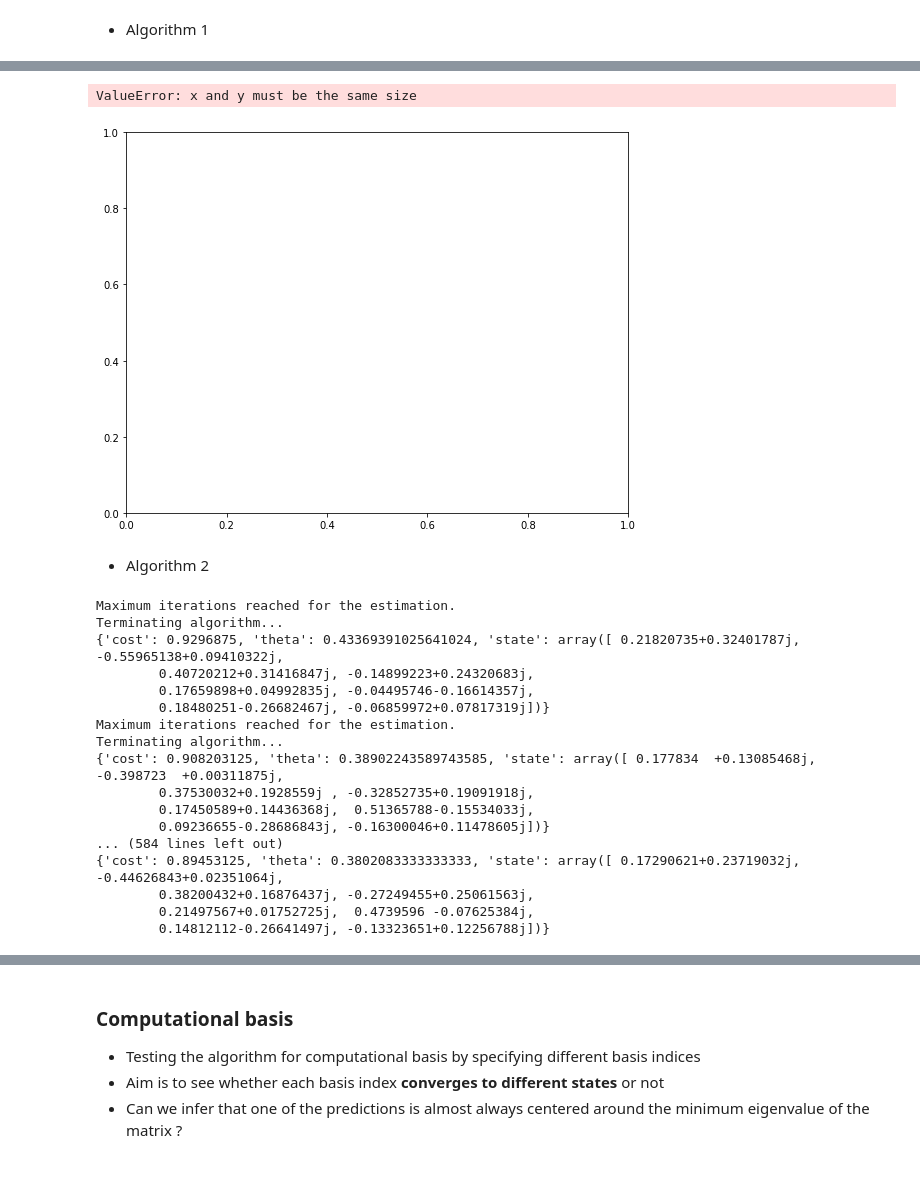
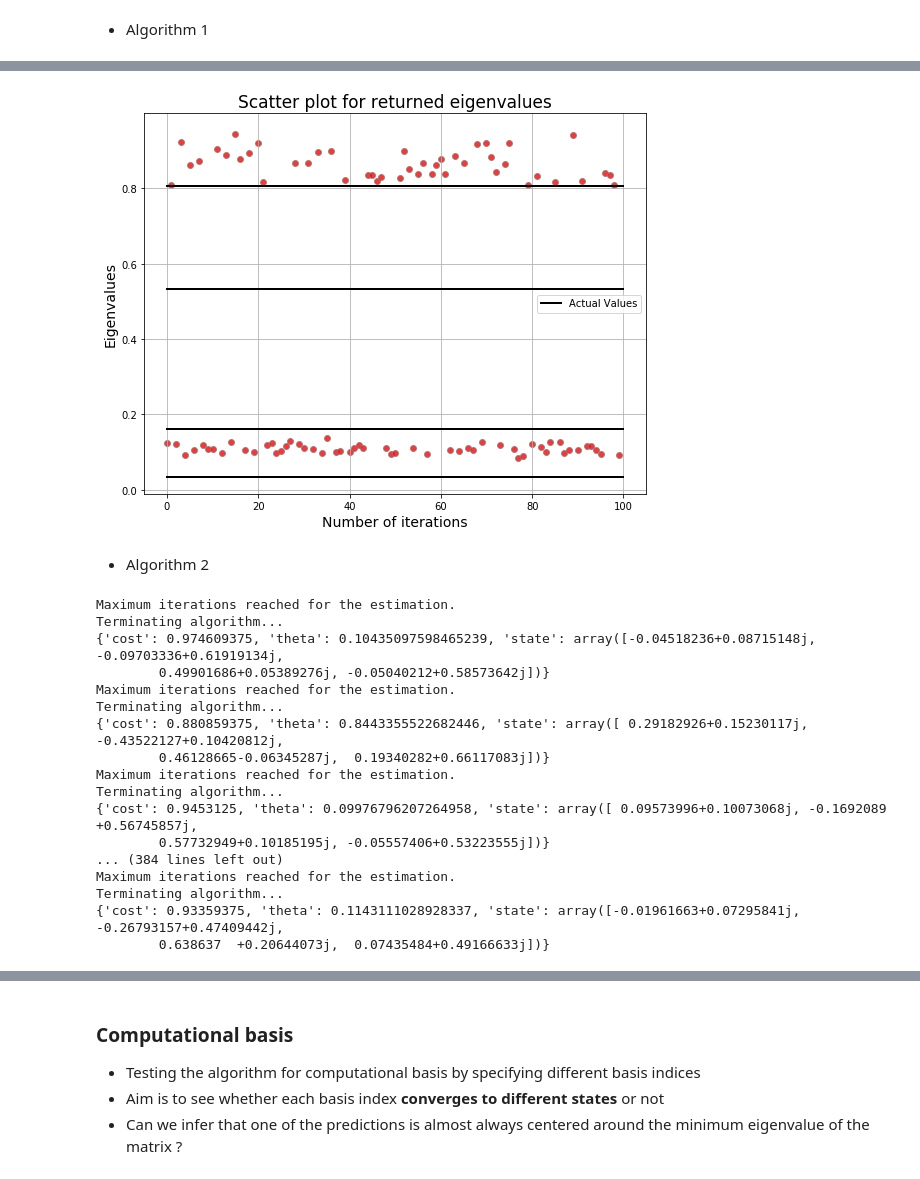
Before and after one commit to TheGupta2012/QPE-Algorithms, a Jupyter notebook: QPE/Statistical QPE/Experiments/Testing convergence to minimum eigenvalues.ipynb, the cells around one changed output, grey strips where cells are left out. Drawn from its saved outputs; the diff is of its cells as text; code cells hidden in the pictures.

```diff
--- a/QPE/Statistical QPE/Experiments/Testing convergence to minimum eigenvalues.ipynb
+++ b/QPE/Statistical QPE/Experiments/Testing convergence to minimum eigenvalues.ipynb
@@ -127,8 +127,3 @@ def generate_plot2(actual_E, returned_E, size, experiments):
 - Algorithm 1
 # %%
 simulator = Aer.get_backend('qasm_simulator')
-# %%
-spea2 = global_max_SPEA(unit, resolution=15, error=2, max_iters=80)
-res = spea2.get_eigen_pair(progress = True,
-        backend=simulator, algo='alternate', basis=basis,
-        basis_ind=basis_ind)
@@ -153,13 +130,14 @@ Terminating algorithm...
+# %%
+spea1 = SPEA(unit,resolution=40,error = 2, max_iters=15)
 # %%
 eigen_vals_ret1 = []
-for i in range(30):
-    spea2 = global_max_SPEA(unit, resolution=40, error=2, max_iters=i)
-    res = spea2.get_eigen_pair(
+while len(eigen_vals_ret1) != 100:
+    res = spea1.get_eigen_pair(
         backend=simulator, algo='alternate', basis=basis,
         basis_ind=basis_ind)
-#     if res['cost'] < 0.75:
-#         continue
-
+    if res['cost'] < 0.75:
+        continue
+    print(res)
     eigen_vals_ret1.append(res['theta'])
 # %% [output]
 Maximum iterations reached for the estimation.
@@ -203,8 +160,7 @@ eigen_vals_ret1
 # %%
-generate_plot1(eig_v, eigen_vals_ret1, )
+generate_plot1(eig_v, eigen_vals_ret1, 100)
 # %% [output]
-ValueError: x and y must be the same size
-[figure, old version]
+[figure, new version]
 # %% [markdown]
 - Algorithm 2
 # %%
@@ -223,21 +179,21 @@ while len(eigen_vals_ret2) != 100:
 # %% [output]
 Maximum iterations reached for the estimation.
 Terminating algorithm...
-{'cost': 0.9296875, 'theta': 0.43369391025641024, 'state': array([ 0.21820735+0.32401787j, -0.55965138+0.09410322j,
-        0.40720212+0.31416847j, -0.14899223+0.24320683j,
-        0.17659898+0.04992835j, -0.04495746-0.16614357j,
-        0.18480251-0.26682467j, -0.06859972+0.07817319j])}
+{'cost': 0.974609375, 'theta': 0.10435097598465239, 'state': array([-0.04518236+0.08715148j, -0.09703336+0.61919134j,
+        0.49901686+0.05389276j, -0.05040212+0.58573642j])}
 Maximum iterations reached for the estimation.
 Terminating algorithm...
-{'cost': 0.908203125, 'theta': 0.38902243589743585, 'state': array([ 0.177834  +0.13085468j, -0.398723  +0.00311875j,
-        0.37530032+0.1928559j , -0.32852735+0.19091918j,
-        0.17450589+0.14436368j,  0.51365788-0.15534033j,
-        0.09236655-0.28686843j, -0.16300046+0.11478605j])}
-... (584 lines left out)
-{'cost': 0.89453125, 'theta': 0.3802083333333333, 'state': array([ 0.17290621+0.23719032j, -0.44626843+0.02351064j,
-        0.38200432+0.16876437j, -0.27249455+0.25061563j,
-        0.21497567+0.01752725j,  0.4739596 -0.07625384j,
-        0.14812112-0.26641497j, -0.13323651+0.12256788j])}
+{'cost': 0.880859375, 'theta': 0.8443355522682446, 'state': array([ 0.29182926+0.15230117j, -0.43522127+0.10420812j,
+        0.46128665-0.06345287j,  0.19340282+0.66117083j])}
+Maximum iterations reached for the estimation.
+Terminating algorithm...
+{'cost': 0.9453125, 'theta': 0.09976796207264958, 'state': array([ 0.09573996+0.10073068j, -0.1692089 +0.56745857j,
+        0.57732949+0.10185195j, -0.05557406+0.53223555j])}
+... (384 lines left out)
+Maximum iterations reached for the estimation.
+Terminating algorithm...
+{'cost': 0.93359375, 'theta': 0.1143111028928337, 'state': array([-0.01961663+0.07295841j, -0.26793157+0.47409442j,
+        0.638637  +0.20644073j,  0.07435484+0.49166633j])}
 # %%
 generate_plot1(eig_v, eigen_vals_ret2, 100)
 # %% [output]
```
Also changed, not shown: parts of 9 cells of this notebook, 25 other files.
